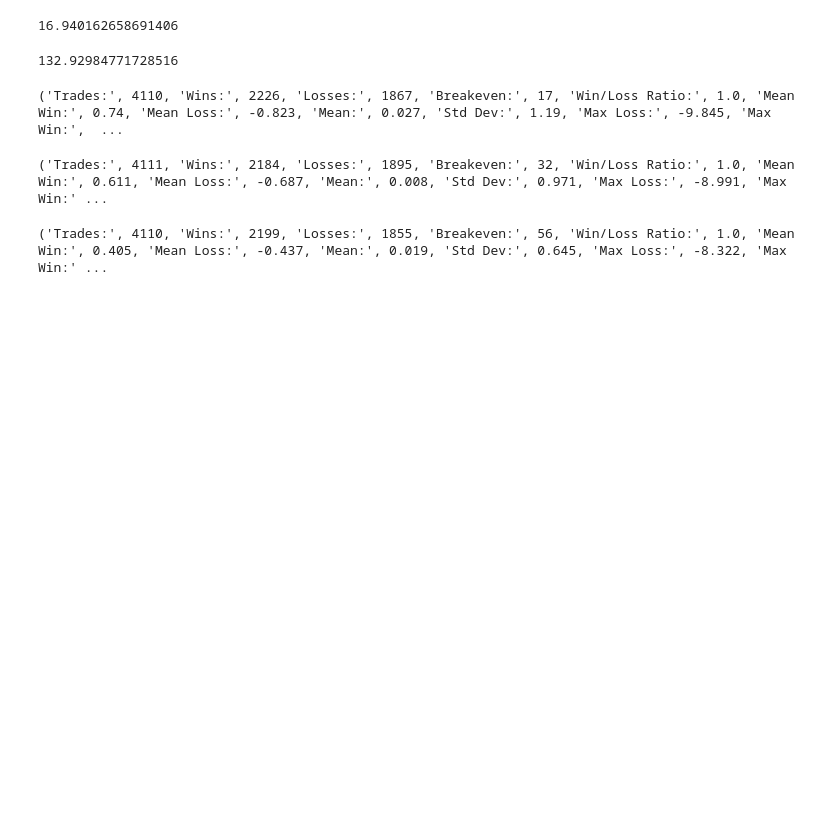
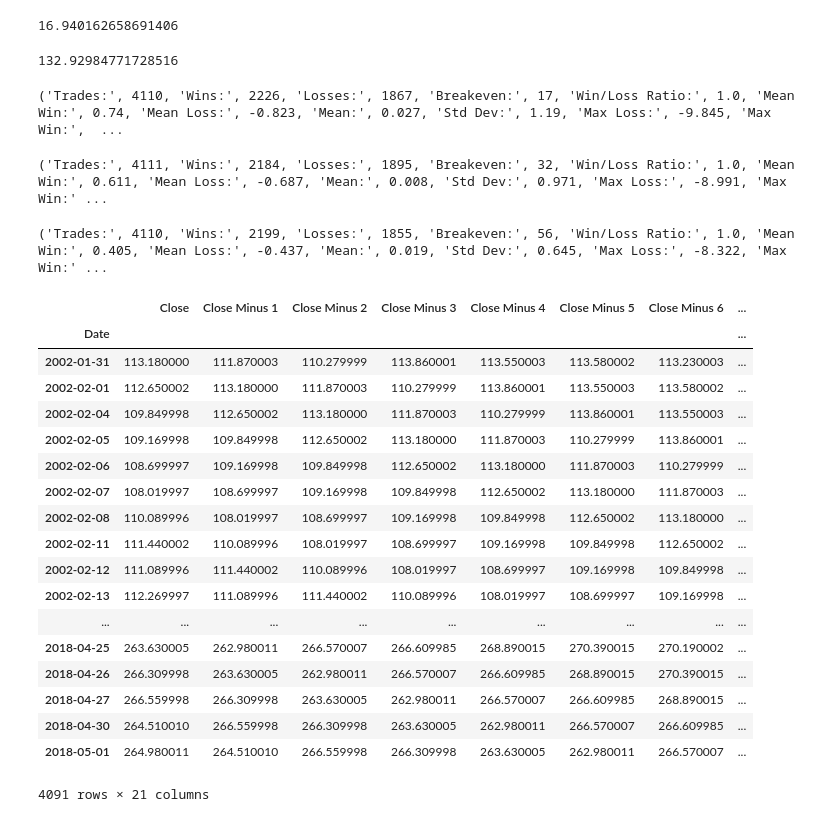
Before and after one commit to jsagithub/TradingNotebook, a Jupyter notebook: trading.ipynb, the cells around one changed output. Drawn from its saved outputs; the diff is of its cells as text; code cells hidden in the pictures; blank space fills up the shorter version.

```diff
--- a/trading.ipynb
+++ b/trading.ipynb
@@ -209,3 +209,28 @@ get_stats(long_on_rtn)
 ('Trades:', 4110, 'Wins:', 2199, 'Losses:', 1855, 'Breakeven:', 56, 'Win/Loss Ratio:', 1.0, 'Mean Win:', 0.405, 'Mean Loss:', -0.437, 'Mean:', 0.019, 'Std Dev:', 0.645, 'Max Loss:', -8.322, 'Max Win:' ...
 # %%
 ##Regression Model
+# %%
+for i in range(1,21,1):
+    sp.loc[:,'Close Minus ' + str(i)] = sp['Close'].shift(i)
+    sp20= sp[[x for x in sp.columns if 'Close Minus' in x or x=='Close']].iloc[20:,]
+sp20
+# %% [output]
+|  | Close | Close Minus 1 | Close Minus 2 | Close Minus 3 | Close Minus 4 | Close Minus 5 | Close Minus 6 | ... |
+| Date |  |  |  |  |  |  |  | ... |
+| 2002-01-31 | 113.180000 | 111.870003 | 110.279999 | 113.860001 | 113.550003 | 113.580002 | 113.230003 | ... |
+| 2002-02-01 | 112.650002 | 113.180000 | 111.870003 | 110.279999 | 113.860001 | 113.550003 | 113.580002 | ... |
+| 2002-02-04 | 109.849998 | 112.650002 | 113.180000 | 111.870003 | 110.279999 | 113.860001 | 113.550003 | ... |
+| 2002-02-05 | 109.169998 | 109.849998 | 112.650002 | 113.180000 | 111.870003 | 110.279999 | 113.860001 | ... |
+| 2002-02-06 | 108.699997 | 109.169998 | 109.849998 | 112.650002 | 113.180000 | 111.870003 | 110.279999 | ... |
+| 2002-02-07 | 108.019997 | 108.699997 | 109.169998 | 109.849998 | 112.650002 | 113.180000 | 111.870003 | ... |
+| 2002-02-08 | 110.089996 | 108.019997 | 108.699997 | 109.169998 | 109.849998 | 112.650002 | 113.180000 | ... |
+| 2002-02-11 | 111.440002 | 110.089996 | 108.019997 | 108.699997 | 109.169998 | 109.849998 | 112.650002 | ... |
+| 2002-02-12 | 111.089996 | 111.440002 | 110.089996 | 108.019997 | 108.699997 | 109.169998 | 109.849998 | ... |
+| 2002-02-13 | 112.269997 | 111.089996 | 111.440002 | 110.089996 | 108.019997 | 108.699997 | 109.169998 | ... |
+| ... | ... | ... | ... | ... | ... | ... | ... | ... |
+| 2018-04-25 | 263.630005 | 262.980011 | 266.570007 | 266.609985 | 268.890015 | 270.390015 | 270.190002 | ... |
+| 2018-04-26 | 266.309998 | 263.630005 | 262.980011 | 266.570007 | 266.609985 | 268.890015 | 270.390015 | ... |
+| 2018-04-27 | 266.559998 | 266.309998 | 263.630005 | 262.980011 | 266.570007 | 266.609985 | 268.890015 | ... |
+| 2018-04-30 | 264.510010 | 266.559998 | 266.309998 | 263.630005 | 262.980011 | 266.570007 | 266.609985 | ... |
+| 2018-05-01 | 264.980011 | 264.510010 | 266.559998 | 266.309998 | 263.630005 | 262.980011 | 266.570007 | ... |
+4091 rows × 21 columns
```
Also changed, not shown: parts of 17 cells of this notebook.
